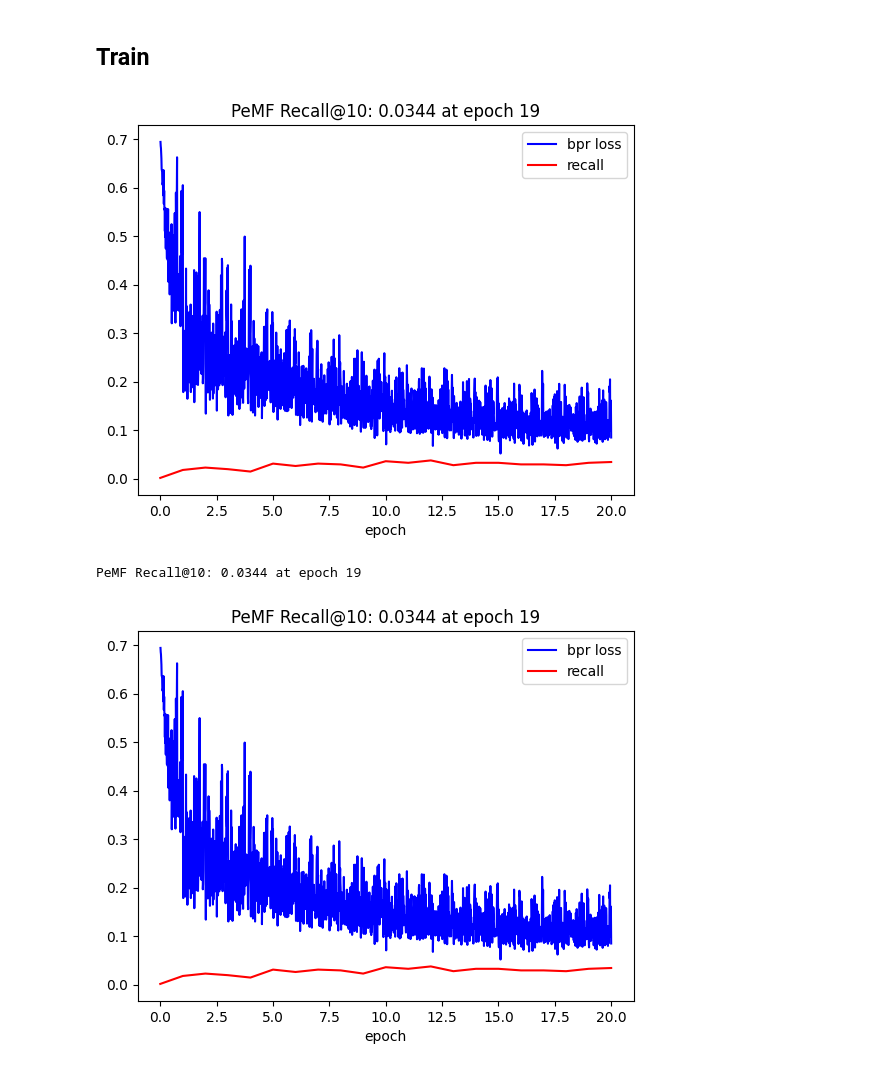
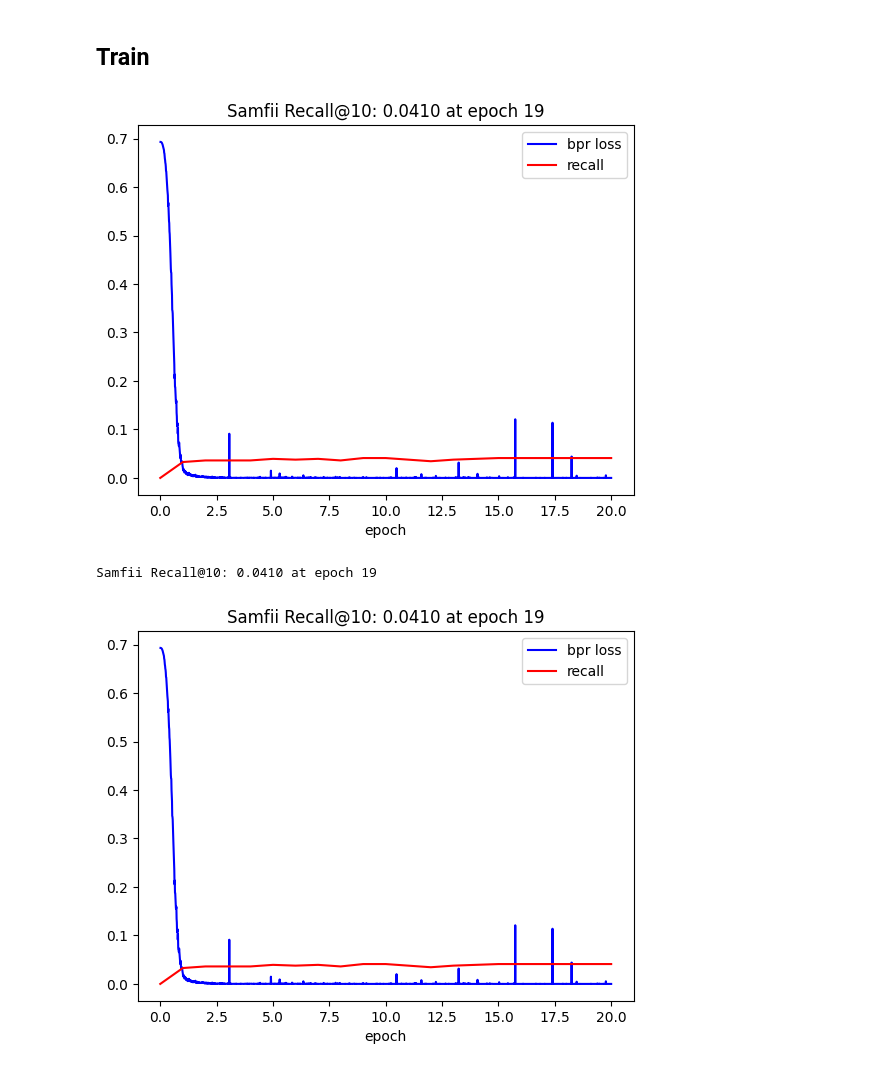
Before and after one commit to donglinkang2021/LKGCN, a Jupyter notebook: new_model_BPR.ipynb, the cells around one changed output. Drawn from its saved outputs; the diff is of its cells as text; code cells hidden in the pictures.

Commit message:
train self attention and item-user-item attention

```diff
--- a/new_model_BPR.ipynb
+++ b/new_model_BPR.ipynb
@@ -8,7 +8,7 @@ from utils import get_bpr_data, get_bpr_train_loader
 # %%
 num_users, num_items, users_train, items_train, train_candidates, test_candidates = get_bpr_data()
 # %%
-train_loader = get_bpr_train_loader(users_train, items_train, train_candidates, num_items, shuffle=False)
+train_loader = get_bpr_train_loader(users_train, items_train, train_candidates, num_items, shuffle=True)
 # %%
 len(train_loader)
 # %% [output]
@@ -16,11 +16,11 @@ len(train_loader)
 # %% [markdown]
 ## Model Config
 # %%
-from gcn.posenc import PeMF
+from gcn.attention import Samfii
 from gcn.loss import BPRLoss
 device = "cuda" if torch.cuda.is_available() else "cpu"
 n_factors = 10
-model = PeMF(num_users, num_items, n_factors)
+model = Samfii(num_users, num_items, n_factors)
 model.to(device)
 learning_rate, weight_decay = 0.01, 1e-5
 optimizer = torch.optim.Adam(model.parameters(), lr = learning_rate, weight_decay=weight_decay)
@@ -72,48 +72,48 @@ for epoch in range(num_epochs):
         train_epoch_perc.append((batch+1)/ len(train_loader) + epoch)
         train_loss.append(loss.item())
         print(f'step:{batch+1}/{len(train_loader)} epoch:{epoch}/{num_epochs} loss:{train_loss[-1]}')
 
 
     with torch.no_grad():
         recall = evaluate_ranking(
             model,
             test_candidates,
             train_candidates,
             num_users,
             num_items,
             top_k = topk
         )
         recall_list.append(recall)
         epoch_list.append(epoch+1)
 
 
     scheduler.step()
 
     ani.clear()
     ani.ax.plot(train_epoch_perc, train_loss, color='b', label='bpr loss')
     ani.ax.plot(epoch_list, recall_list, color='r', label='recall')
     ani.ax.set_xlabel('epoch')
     ani.ax.legend()
-    ani.ax.set_title(f'PeMF Recall@{topk}: {recall_list[-1]:.4f} at epoch {epoch}')
+    ani.ax.set_title(f'Samfii Recall@{topk}: {recall_list[-1]:.4f} at epoch {epoch}')
     ani.render()
 
-    print(f'PeMF Recall@{topk}: {recall_list[-1]:.4f} at epoch {epoch}')
+    print(f'Samfii Recall@{topk}: {recall_list[-1]:.4f} at epoch {epoch}')
 
 ani.close()
 # %% [output]
-[figure, old version]
+[figure, new version]
-PeMF Recall@10: 0.0344 at epoch 19
+Samfii Recall@10: 0.0410 at epoch 19
 # %%
 import matplotlib.pyplot as plt
 plt.plot(train_epoch_perc, train_loss, color='b', label='bpr loss')
 plt.plot(epoch_list, recall_list, color='r', label='recall')
 plt.xlabel("epoch")
 plt.legend()
-plt.title(f'PeMF Recall@{topk}: {recall_list[-1]:.4f} at epoch {epoch}')
-plt.savefig(f'./images/PeMF Recall@{topk}: {recall_list[-1]:.4f} at epoch {epoch}.png')
+plt.title(f'Samfii Recall@{topk}: {recall_list[-1]:.4f} at epoch {epoch}')
+plt.savefig(f'./images/Samfii Recall@{topk}: {recall_list[-1]:.4f} at epoch {epoch}.png')
 plt.show()
 # %% [output]
-[figure, old version]
+[figure, new version]
 # %%
 recall_list
 # %% [output]
```
Also changed, not shown: parts of 2 cells of this notebook, 4 other files.
